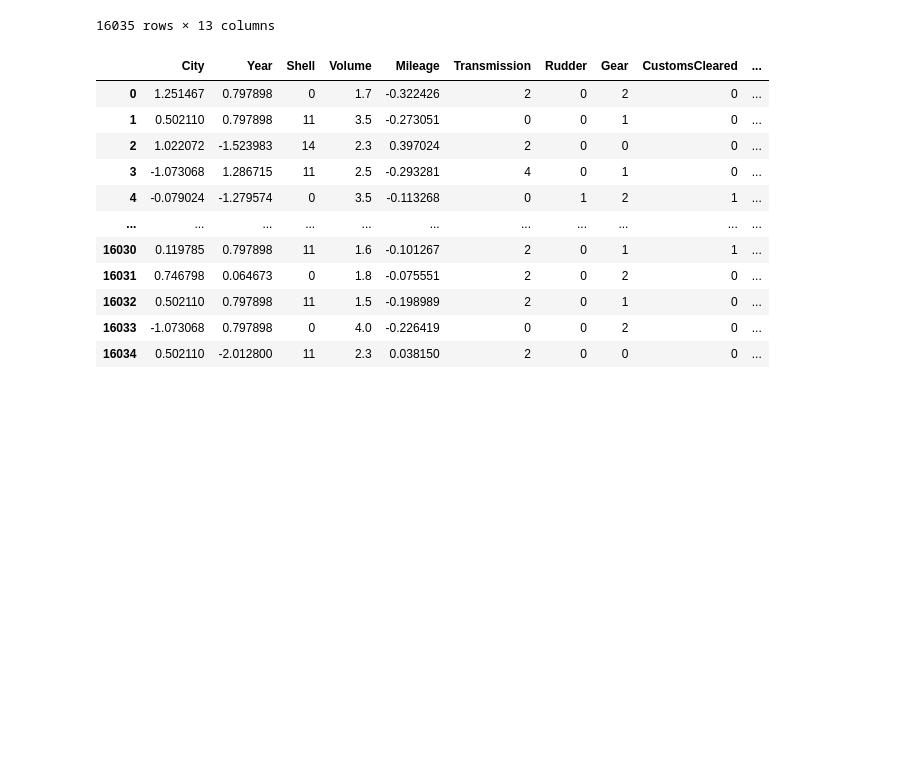
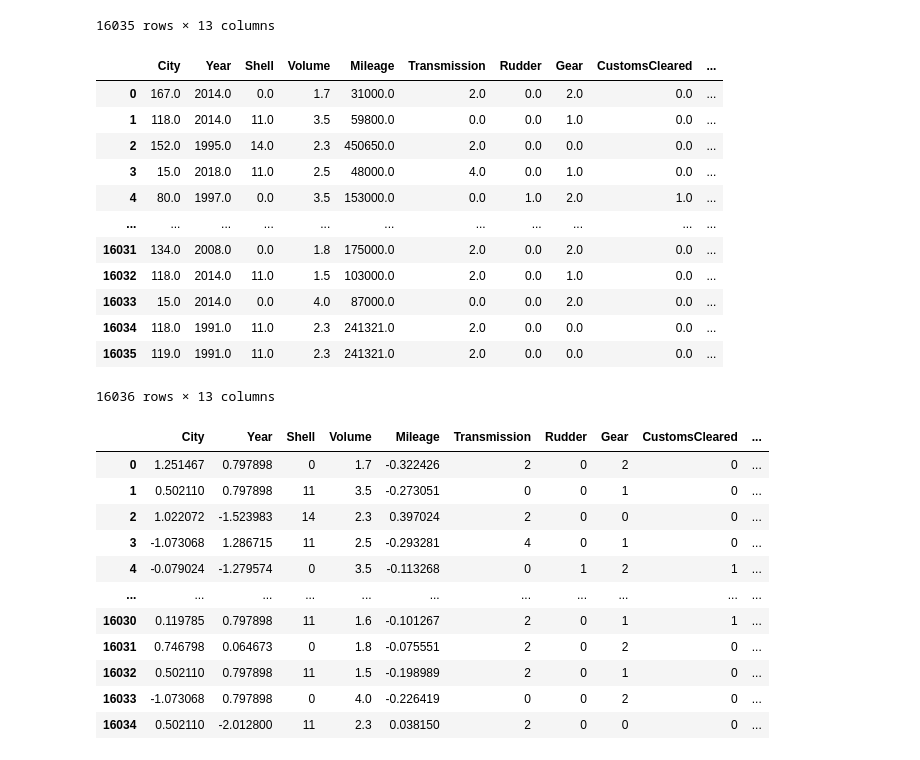
Before and after one commit to Almas016/MachineLearning, a Jupyter notebook: FinalProject/draft.ipynb, the cells around one changed output. Drawn from its saved outputs; the diff is of its cells as text; code cells hidden in the pictures; blank space fills up the shorter version.

```diff
--- a/FinalProject/draft.ipynb
+++ b/FinalProject/draft.ipynb
@@ -85,5 +85,23 @@ data
 | 16033 | 15 | 2014 | 0 | 4.0 | 87000 | 0 | 0 | 2 | 0 | ... |
 | 16034 | 118 | 1991 | 11 | 2.3 | 241321 | 2 | 0 | 0 | 0 | ... |
 16035 rows × 13 columns
+# %%
+df = data
+df.loc[len(df)] = [119,1991,11,2.3,241321,2,0,0,0,0,46,312,1960000]
+df
+# %% [output]
+|  | City | Year | Shell | Volume | Mileage | Transmission | Rudder | Gear | CustomsCleared | ... |
+| 0 | 167.0 | 2014.0 | 0.0 | 1.7 | 31000.0 | 2.0 | 0.0 | 2.0 | 0.0 | ... |
+| 1 | 118.0 | 2014.0 | 11.0 | 3.5 | 59800.0 | 0.0 | 0.0 | 1.0 | 0.0 | ... |
+| 2 | 152.0 | 1995.0 | 14.0 | 2.3 | 450650.0 | 2.0 | 0.0 | 0.0 | 0.0 | ... |
+| 3 | 15.0 | 2018.0 | 11.0 | 2.5 | 48000.0 | 4.0 | 0.0 | 1.0 | 0.0 | ... |
+| 4 | 80.0 | 1997.0 | 0.0 | 3.5 | 153000.0 | 0.0 | 1.0 | 2.0 | 1.0 | ... |
+| ... | ... | ... | ... | ... | ... | ... | ... | ... | ... | ... |
+| 16031 | 134.0 | 2008.0 | 0.0 | 1.8 | 175000.0 | 2.0 | 0.0 | 2.0 | 0.0 | ... |
+| 16032 | 118.0 | 2014.0 | 11.0 | 1.5 | 103000.0 | 2.0 | 0.0 | 1.0 | 0.0 | ... |
+| 16033 | 15.0 | 2014.0 | 0.0 | 4.0 | 87000.0 | 0.0 | 0.0 | 2.0 | 0.0 | ... |
+| 16034 | 118.0 | 1991.0 | 11.0 | 2.3 | 241321.0 | 2.0 | 0.0 | 0.0 | 0.0 | ... |
+| 16035 | 119.0 | 1991.0 | 11.0 | 2.3 | 241321.0 | 2.0 | 0.0 | 0.0 | 0.0 | ... |
+16036 rows × 13 columns
 # %%
 #scaling numerical data
```
Also changed, not shown: parts of 1 cell of this notebook, 4 other files.
